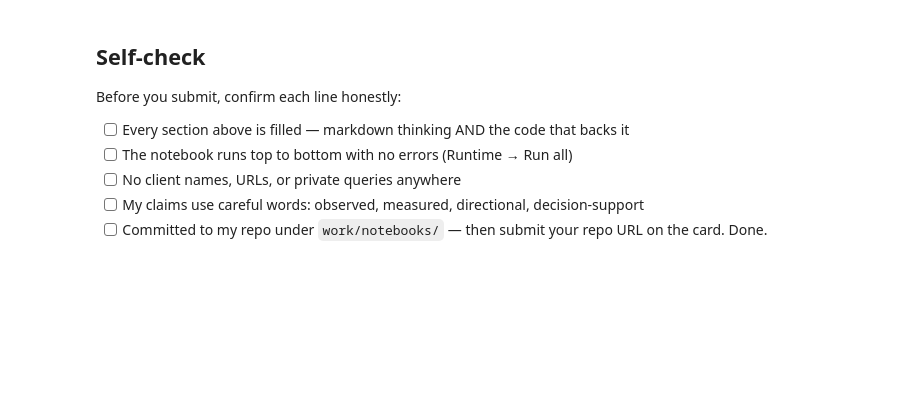
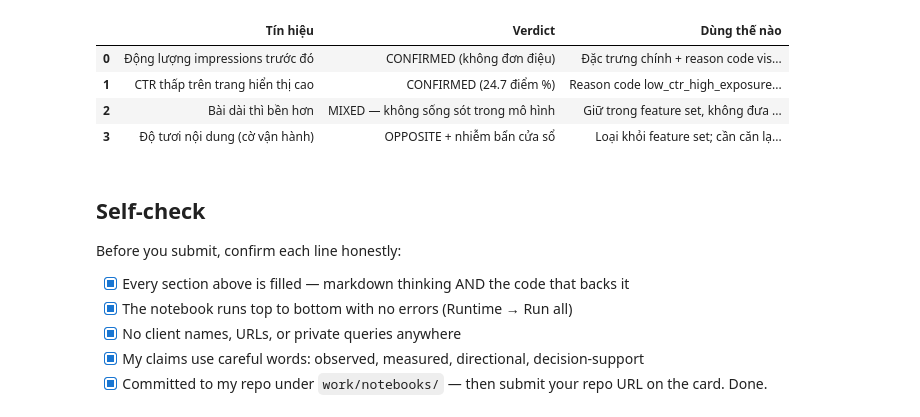
Before and after one commit to John-hcmus/flyrank-ML-internship-starter, a Jupyter notebook: work/notebooks/w04_signal_audit.ipynb, the cells around one changed output. Cells and saved outputs as stored; diff of their text form; code cells hidden in the pictures; blank space fills up the shorter version.

```diff
--- a/work/notebooks/w04_signal_audit.ipynb
+++ b/work/notebooks/w04_signal_audit.ipynb
@@ -37,10 +253,28 @@ This skeleton is yours to fill. Work the sections **in order** — each one has
+# %%
+summary = pd.DataFrame([
+    {"Tín hiệu": "Động lượng impressions trước đó", "Verdict": "CONFIRMED (không đơn điệu)",
+     "Dùng thế nào": "Đặc trưng chính + reason code visibility_slipping; nhóm bùng nổ > +50% cũng là rủi ro"},
+    {"Tín hiệu": "CTR thấp trên trang hiển thị cao", "Verdict": "CONFIRMED (24.7 điểm %)",
+     "Dùng thế nào": "Reason code low_ctr_high_exposure — hành động là title/meta, không phải viết lại"},
+    {"Tín hiệu": "Bài dài thì bền hơn", "Verdict": "MIXED — không sống sót trong mô hình",
+     "Dùng thế nào": "Giữ trong feature set, không đưa vào khuyến nghị"},
+    {"Tín hiệu": "Độ tươi nội dung (cờ vận hành)", "Verdict": "OPPOSITE + nhiễm bẩn cửa sổ",
+     "Dùng thế nào": "Loại khỏi feature set; cần căn lại cửa sổ trước khi tin"},
+])
+display(summary)
+# %% [output]
+|  | Tín hiệu | Verdict | Dùng thế nào |
+| 0 | Động lượng impressions trước đó | CONFIRMED (không đơn điệu) | Đặc trưng chính + reason code vis... |
+| 1 | CTR thấp trên trang hiển thị cao | CONFIRMED (24.7 điểm %) | Reason code low_ctr_high_exposure... |
+| 2 | Bài dài thì bền hơn | MIXED — không sống sót trong mô hình | Giữ trong feature set, không đưa ... |
+| 3 | Độ tươi nội dung (cờ vận hành) | OPPOSITE + nhiễm bẩn cửa sổ | Loại khỏi feature set; cần căn lạ... |
 # %% [markdown]
 ## Self-check
 
 Before you submit, confirm each line honestly:
 
-- [ ] Every section above is filled — markdown thinking AND the code that backs it
-- [ ] The notebook runs top to bottom with no errors (Runtime → Run all)
-- [ ] No client names, URLs, or private queries anywhere
-- [ ] My claims use careful words: observed, measured, directional, decision-support
-- [ ] Committed to my repo under `work/notebooks/` — then submit your repo URL on the card. Done.
+- [x] Every section above is filled — markdown thinking AND the code that backs it
+- [x] The notebook runs top to bottom with no errors (Runtime → Run all)
+- [x] No client names, URLs, or private queries anywhere
+- [x] My claims use careful words: observed, measured, directional, decision-support
+- [x] Committed to my repo under `work/notebooks/` — then submit your repo URL on the card. Done.
```
Also changed, not shown: parts of 16 cells of this notebook, 21 other files.
